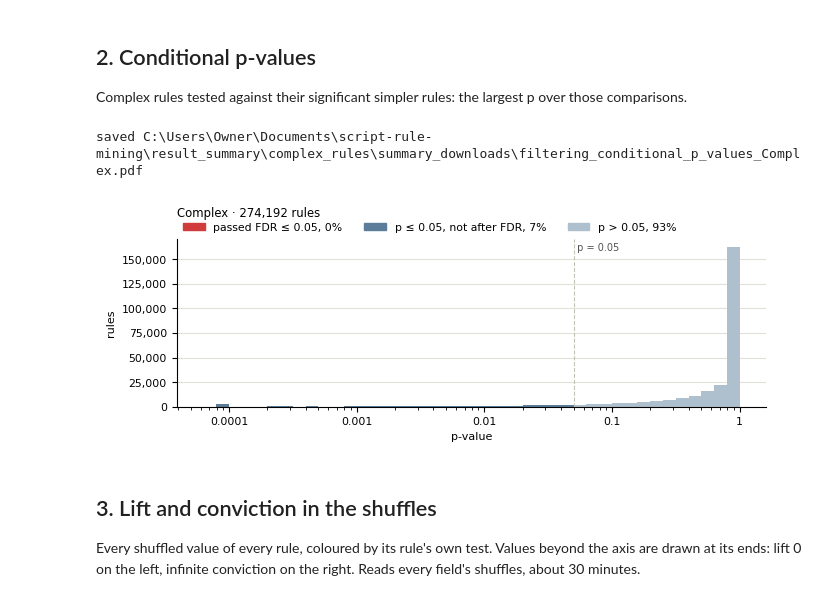
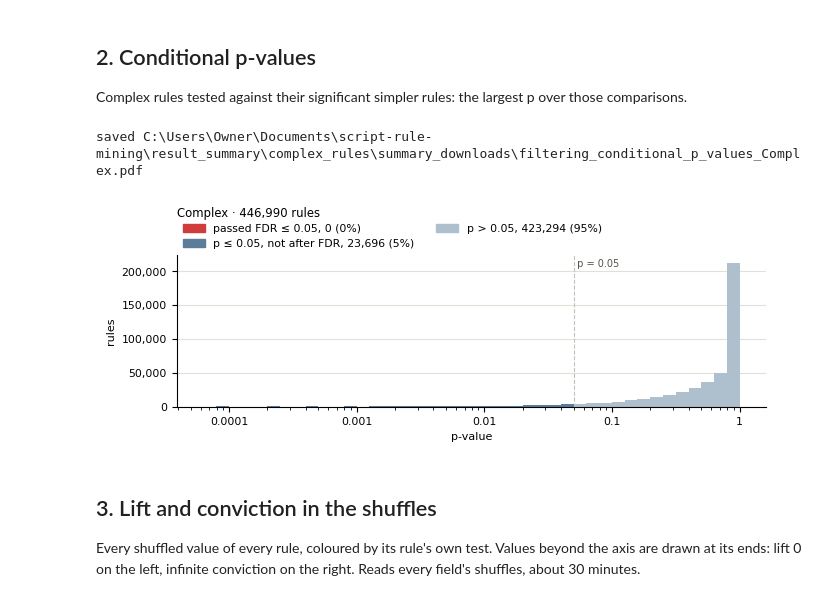
Before and after one commit to rachelbronerHU/bio-association-rule-mining-and-correlation, a Jupyter notebook: result_summary/complex_rules/filtering_complex_rules.ipynb, the cells around one changed output. Saved outputs shown, nothing was run; the diff lists cells and outputs as text; code cells hidden in the pictures.

```diff
--- a/result_summary/complex_rules/filtering_complex_rules.ipynb
+++ b/result_summary/complex_rules/filtering_complex_rules.ipynb
@@ -17,7 +17,7 @@ LABELS = sh.group_labels(P_CUT, MAX_FDR)
 P_LINE = (P_CUT, f"p = {P_CUT}")
 # %%
 rules = dh._read_rules(dh.RESULT_CSV_PATH, rule_max_items=4)
-complex_rules = rules[rules.Rule_Type.ne("pairwise")]
+complex_rules = rules[dh.n_items(rules) > dh.PAIRWISE_ITEMS]
 level = sh.pairwise_or_complex(rules)
 shape = sh.shape_and_size(rules)
 significant = sh.significance(rules, P_CUT, MAX_FDR)
@@ -96,12 +95,12 @@ saved C:\Users\Owner\Documents\script-rule-mining\result_summary\complex_rules\s
 ## 2. Conditional p-values
 Complex rules tested against their significant simpler rules: the largest p over those comparisons.
 # %%
-conditional = sh.significance(complex_rules, P_CUT, MAX_FDR, "conditional_p_value", "conditional_fdr")
+conditional = sh.significance(complex_rules, P_CUT, MAX_FDR)
 sh.histograms(sh.counts(complex_rules.conditional_p_value, level[complex_rules.index], conditional, sh.P_BINS),
               sh.P_BINS, LABELS, "p-value", "rules", f"{PREFIX}_conditional_p_values", P_LINE)
 # %% [output]
 saved C:\Users\Owner\Documents\script-rule-mining\result_summary\complex_rules\summary_downloads\filtering_conditional_p_values_Complex.pdf
-[figure, old version]
+[figure, new version]
 # %% [markdown]
 ## 3. Lift and conviction in the shuffles
 Every shuffled value of every rule, coloured by its rule's own test. Values beyond the axis are drawn at its ends: lift 0 on the left, infinite conviction on the right. Reads every field's shuffles, about 30 minutes.
```
Also changed, not shown: parts of 6 cells of this notebook, 7 other files.
